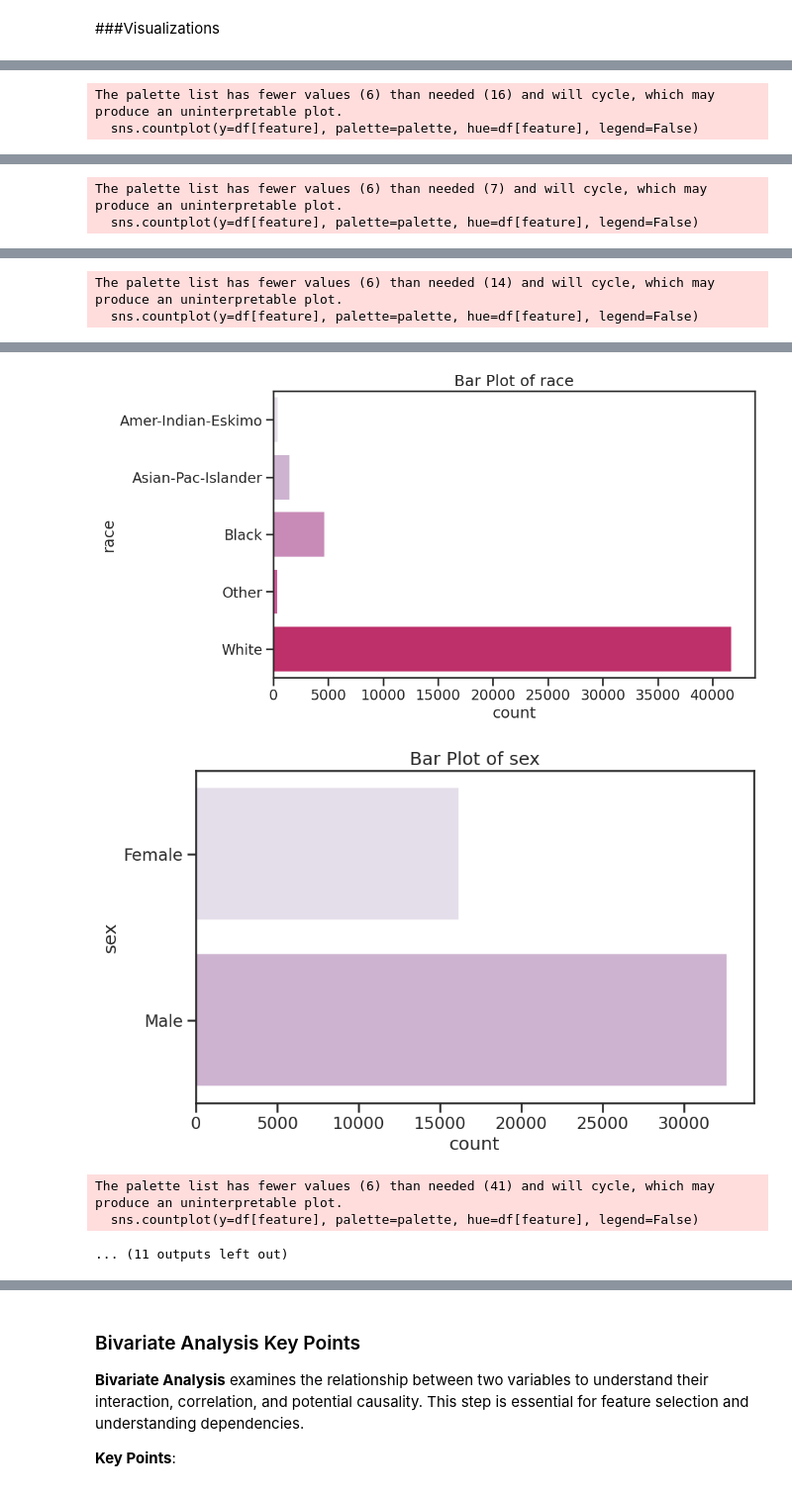
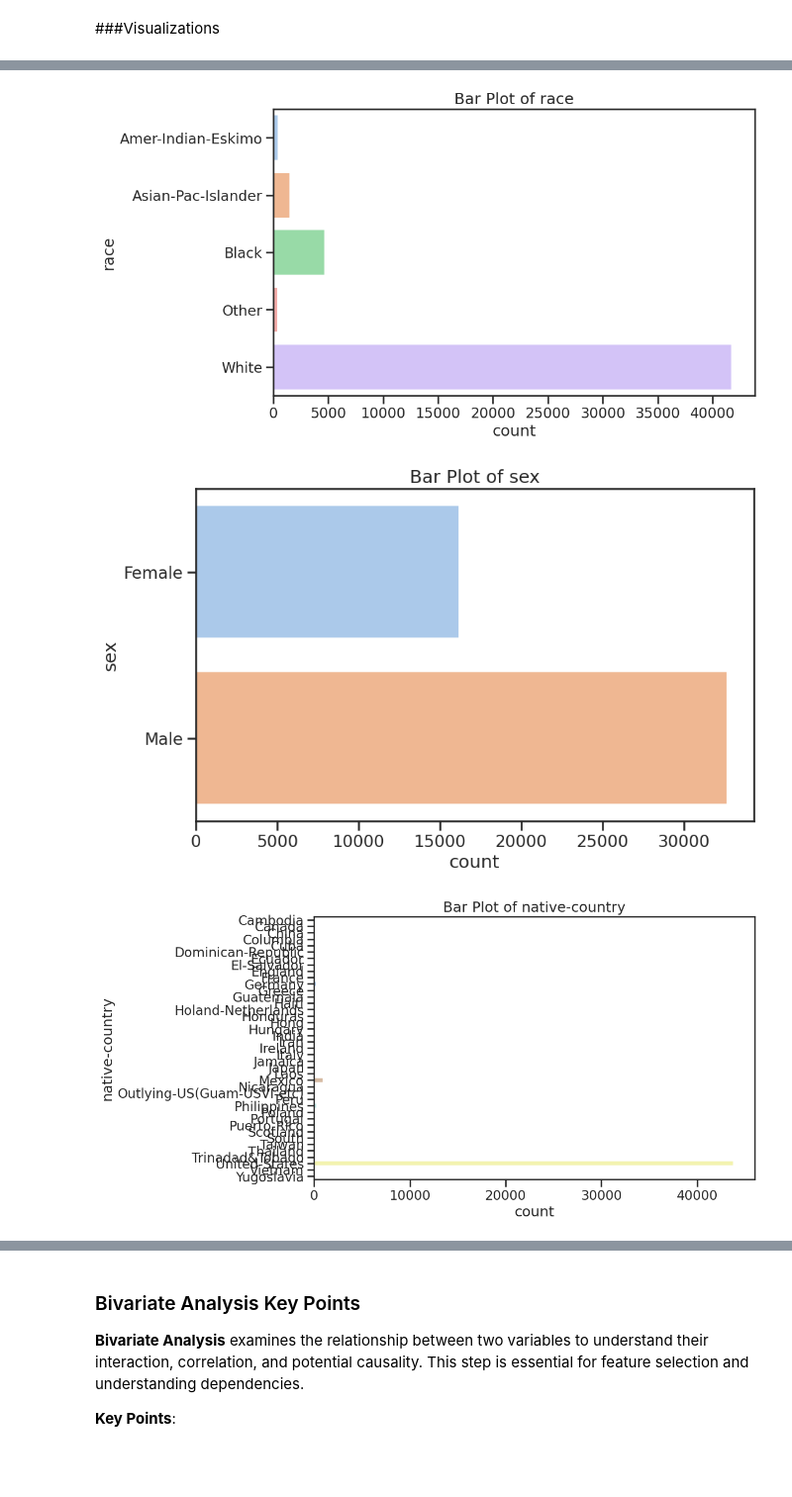
Before and after one commit to micah-shull/Data_Analysis, a Jupyter notebook: DataAnalysis_0_UnivariateBivariateAnalysis.ipynb, the cells around one changed output, grey strips where cells are left out. Shown at 99% size. Drawn from its saved outputs; the diff is of its cells as text; code cells hidden in the pictures; blank space fills up the shorter version.

Commit message:
fix plots

```diff
--- a/DataAnalysis_0_UnivariateBivariateAnalysis.ipynb
+++ b/DataAnalysis_0_UnivariateBivariateAnalysis.ipynb
@@ -167,13 +167,22 @@ In summary, univariate and bivariate analyses are essential steps in the data ex
 # %%
 # Univariate Analysis for Categorical Features
 
-palette_name = 'PuRd'
+palette_name = 'pastel'
 palette = sns.color_palette(palette_name)
 
 # Bar plots for categorical features
+# for feature in categorical_features:
+#     plt.figure(figsize=(10, 6))
+#     sns.countplot(y=df[feature], palette=palette, hue=df[feature], legend=False)
+#     plt.title(f'Bar Plot of {feature}')
+#     plt.show()
+
+# Bar plots for categorical features
 for feature in categorical_features:
+    unique_values = df[feature].nunique() # palette needs to match feature categories
+    palette = sns.color_palette(palette_name, n_colors=unique_values)
     plt.figure(figsize=(10, 6))
-    sns.countplot(y=df[feature], palette=palette, hue=df[feature], legend=False)
+    sns.countplot(y=df[feature], hue=df[feature], legend=False, palette=palette)
     plt.title(f'Bar Plot of {feature}')
     plt.show()
 
@@ -191,2 +197,0 @@ The palette list has fewer values (6) than needed (8) and will cycle, which may
-The palette list has fewer values (6) than needed (16) and will cycle, which may produce an uninterpretable plot.
-  sns.countplot(y=df[feature], palette=palette, hue=df[feature], legend=False)
@@ -194,2 +198,0 @@ The palette list has fewer values (6) than needed (16) and will cycle, which may
-The palette list has fewer values (6) than needed (7) and will cycle, which may produce an uninterpretable plot.
-  sns.countplot(y=df[feature], palette=palette, hue=df[feature], legend=False)
@@ -197,2 +199,0 @@ The palette list has fewer values (6) than needed (7) and will cycle, which may
-The palette list has fewer values (6) than needed (14) and will cycle, which may produce an uninterpretable plot.
-  sns.countplot(y=df[feature], palette=palette, hue=df[feature], legend=False)
@@ -201,5 +202,3 @@ The palette list has fewer values (6) than needed (14) and will cycle, which may
-[figure, old version]
+[figure, new version]
-[figure, old version]
+[figure, new version]
-The palette list has fewer values (6) than needed (41) and will cycle, which may produce an uninterpretable plot.
-  sns.countplot(y=df[feature], palette=palette, hue=df[feature], legend=False)
-... (11 outputs left out)
+[figure, added]
```
Also changed, not shown: parts of 1 cell of this notebook.
